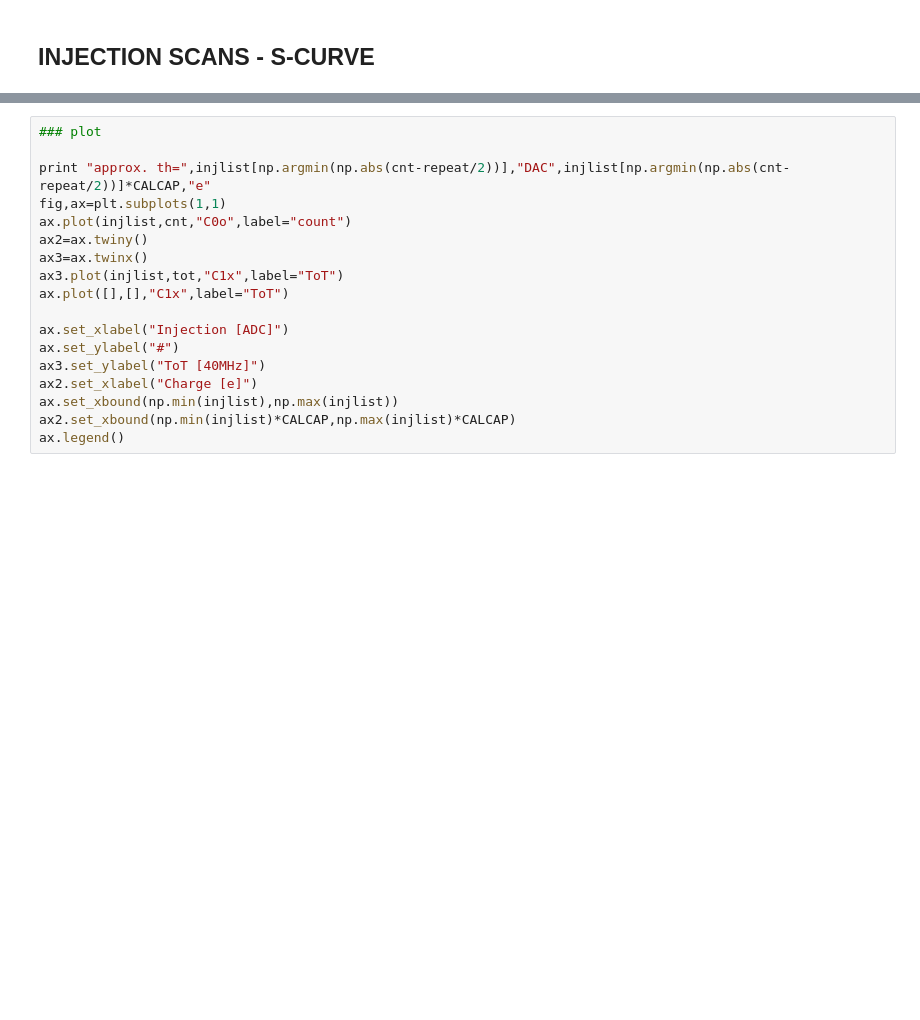
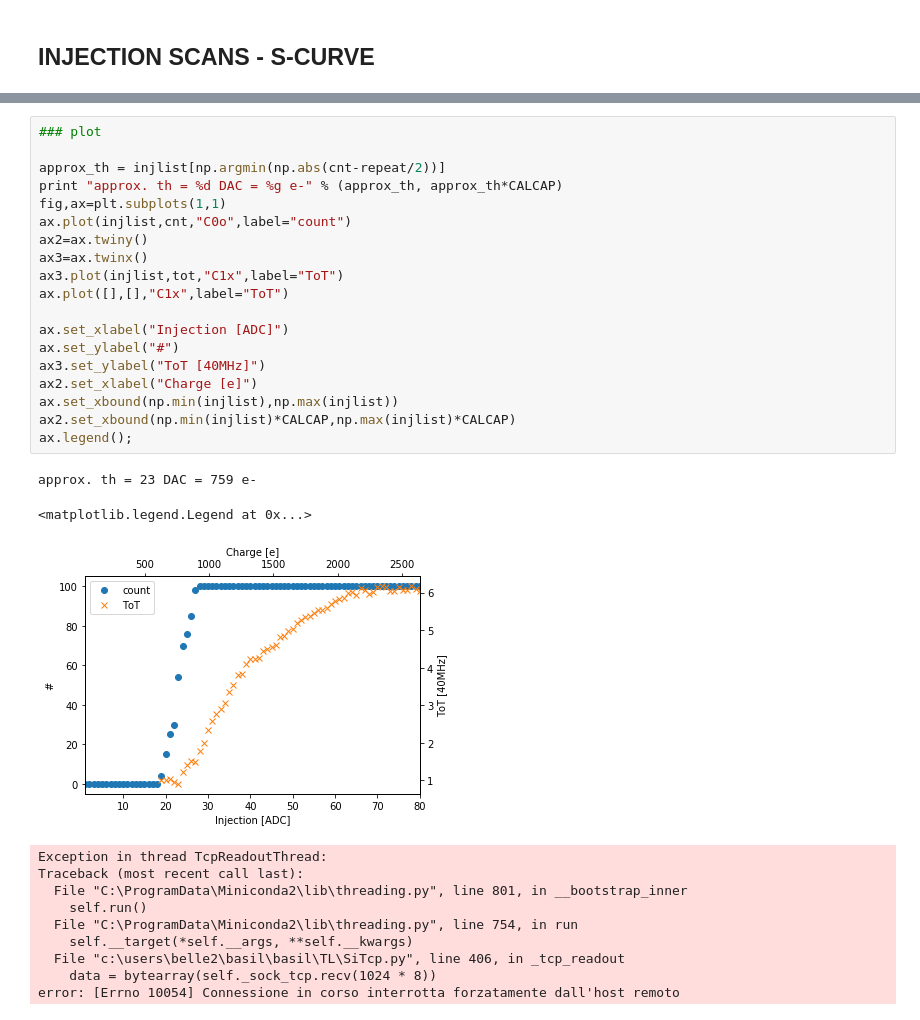
Before and after one commit to lmassach/tjmonopix-daq, a Jupyter notebook: examples/Monopix_hv.ipynb, the cells around one changed output, grey strips where cells are left out. Cells and saved outputs as stored; diff of their text form; blank space fills up the shorter version.

```diff
--- a/examples/Monopix_hv.ipynb
+++ b/examples/Monopix_hv.ipynb
@@ -383,18 +508,32 @@ for inj_i,inj in enumerate(injlist):
 # %%
 ### plot
 
-print "approx. th=",injlist[np.argmin(np.abs(cnt-repeat/2))],"DAC",injlist[np.argmin(np.abs(cnt-repeat/2))]*CALCAP,"e"
+approx_th = injlist[np.argmin(np.abs(cnt-repeat/2))]
+print "approx. th = %d DAC = %g e-" % (approx_th, approx_th*CALCAP)
 fig,ax=plt.subplots(1,1)
 ax.plot(injlist,cnt,"C0o",label="count")
 ax2=ax.twiny()
 ax3=ax.twinx()
 ax3.plot(injlist,tot,"C1x",label="ToT")
 ax.plot([],[],"C1x",label="ToT")
 
 ax.set_xlabel("Injection [ADC]")
 ax.set_ylabel("#")
 ax3.set_ylabel("ToT [40MHz]")
 ax2.set_xlabel("Charge [e]")
 ax.set_xbound(np.min(injlist),np.max(injlist))
 ax2.set_xbound(np.min(injlist)*CALCAP,np.max(injlist)*CALCAP)
-ax.legend()
+ax.legend();
+# %% [output]
+approx. th = 23 DAC = 759 e-
+<matplotlib.legend.Legend at 0x...>
+[figure, added]
+Exception in thread TcpReadoutThread:
+Traceback (most recent call last):
+  File "C:\ProgramData\Miniconda2\lib\threading.py", line 801, in __bootstrap_inner
+    self.run()
+  File "C:\ProgramData\Miniconda2\lib\threading.py", line 754, in run
+    self.__target(*self.__args, **self.__kwargs)
+  File "c:\users\belle2\basil\basil\TL\SiTcp.py", line 406, in _tcp_readout
+    data = bytearray(self._sock_tcp.recv(1024 * 8))
+error: [Errno 10054] Connessione in corso interrotta forzatamente dall'host remoto
```
Also changed, not shown: parts of 13 cells of this notebook.
